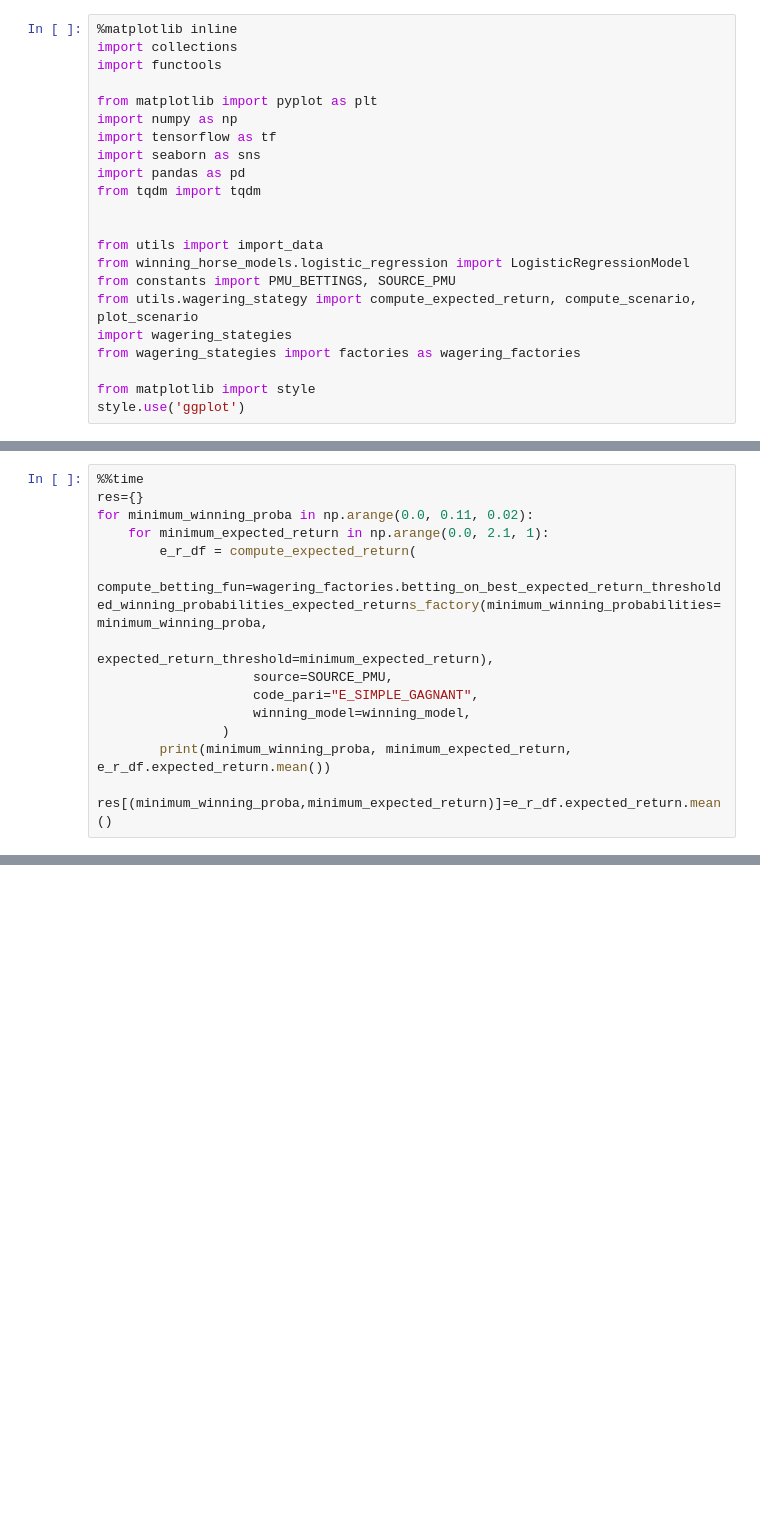
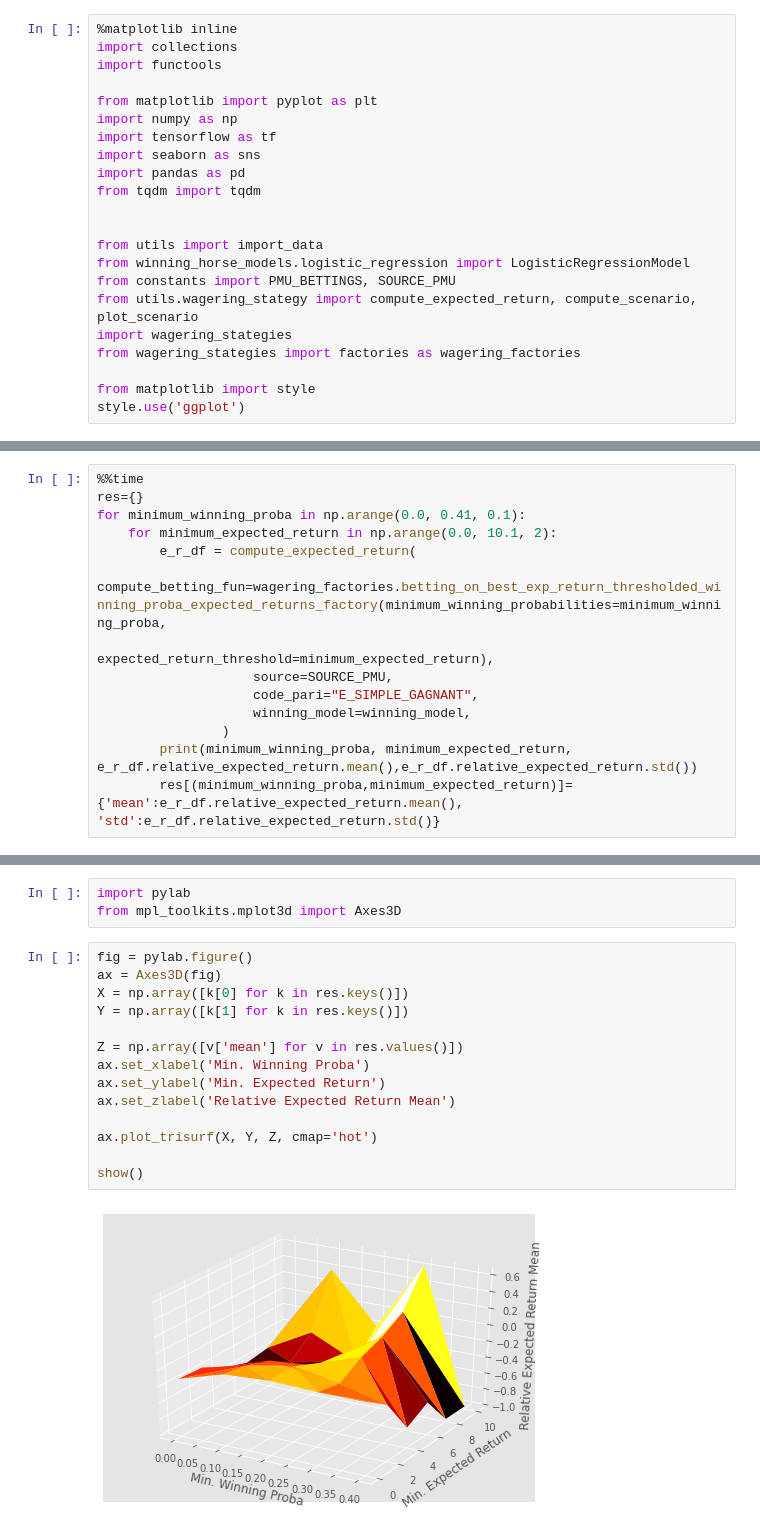
Before and after one commit to M3g4lodon/Benter-Project, a Jupyter notebook: scripts/wagering_strategy.ipynb, the cells around one changed output, grey strips where cells are left out. Cells and saved outputs as stored; diff of their text form; blank space fills up the shorter version.

Commit message:
Compute Metrics in Compute Expected Returns

```diff
--- a/scripts/wagering_strategy.ipynb
+++ b/scripts/wagering_strategy.ipynb
@@ -475,14 +95,0 @@ dtype: float64
-# %%
-%%time
-res={}
-for minimum_winning_proba in np.arange(0.0, 0.11, 0.02):
-    for minimum_expected_return in np.arange(0.0, 2.1, 1):
-        e_r_df = compute_expected_return(
-                    compute_betting_fun=wagering_factories.betting_on_best_expected_return_thresholded_winning_probabilities_expected_returns_factory(minimum_winning_probabilities=minimum_winning_proba,
-                                                                                                                                                      expected_return_threshold=minimum_expected_return),
-                    source=SOURCE_PMU,
-                    code_pari="E_SIMPLE_GAGNANT",
-                    winning_model=winning_model,
-                )
-        print(minimum_winning_proba, minimum_expected_return, e_r_df.expected_return.mean())
-        res[(minimum_winning_proba,minimum_expected_return)]=e_r_df.expected_return.mean()
@@ -550,0 +237,14 @@ random_e_r_df.expected_return.mean()
+# %%
+%%time
+res={}
+for minimum_winning_proba in np.arange(0.0, 0.41, 0.1):
+    for minimum_expected_return in np.arange(0.0, 10.1, 2):
+        e_r_df = compute_expected_return(
+                    compute_betting_fun=wagering_factories.betting_on_best_exp_return_thresholded_winning_proba_expected_returns_factory(minimum_winning_probabilities=minimum_winning_proba,
+                                                                                                                                                      expected_return_threshold=minimum_expected_return),
+                    source=SOURCE_PMU,
+                    code_pari="E_SIMPLE_GAGNANT",
+                    winning_model=winning_model,
+                )
+        print(minimum_winning_proba, minimum_expected_return, e_r_df.relative_expected_return.mean(),e_r_df.relative_expected_return.std())
+        res[(minimum_winning_proba,minimum_expected_return)]={'mean':e_r_df.relative_expected_return.mean(), 'std':e_r_df.relative_expected_return.std()}
@@ -550,0 +294,19 @@ random_e_r_df.expected_return.mean()
+# %%
+import pylab
+from mpl_toolkits.mplot3d import Axes3D
+# %%
+fig = pylab.figure()
+ax = Axes3D(fig)
+X = np.array([k[0] for k in res.keys()])
+Y = np.array([k[1] for k in res.keys()])
+
+Z = np.array([v['mean'] for v in res.values()])
+ax.set_xlabel('Min. Winning Proba')
+ax.set_ylabel('Min. Expected Return')
+ax.set_zlabel('Relative Expected Return Mean')
+
+ax.plot_trisurf(X, Y, Z, cmap='hot')
+
+show()
+# %% [output]
+[figure, added]
```
Also changed, not shown: parts of 57 cells of this notebook, 7 other files.
